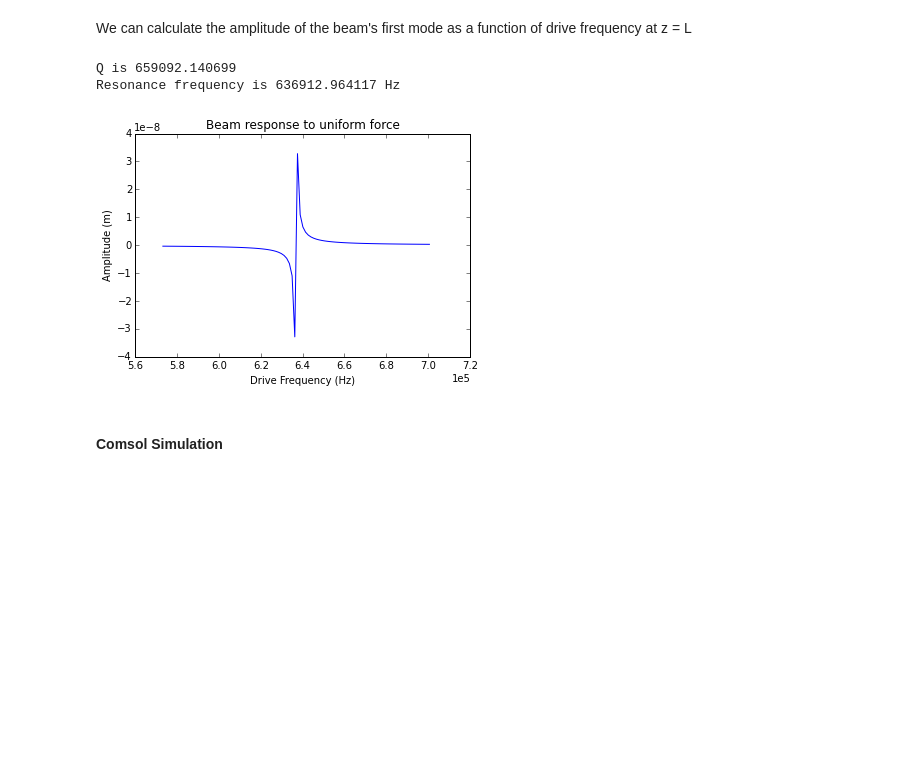
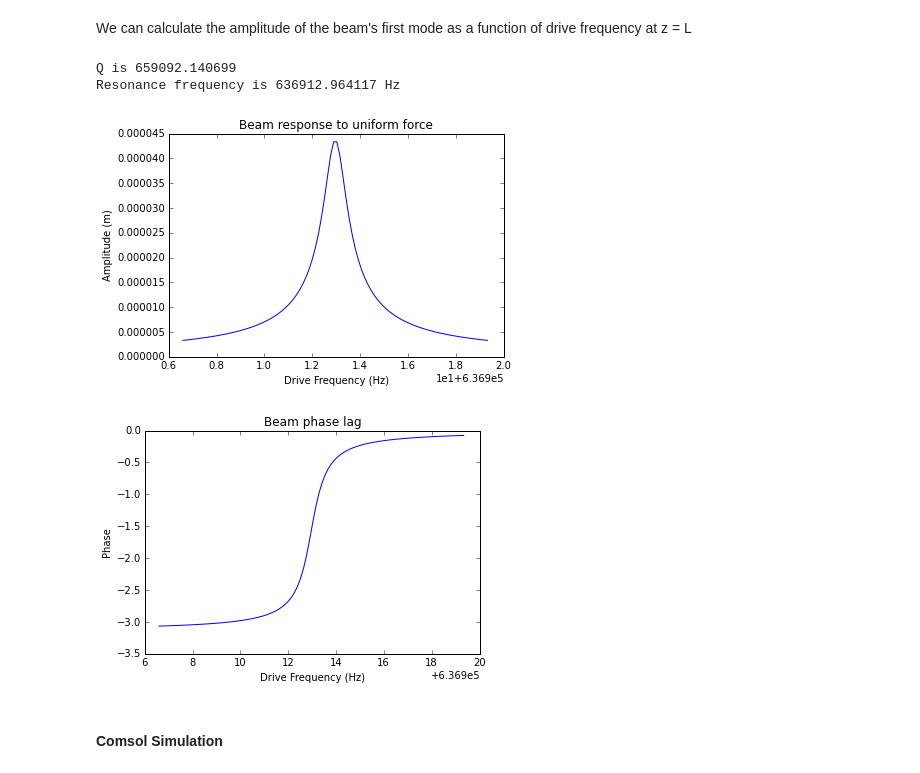
Before and after one commit to jgrebel1/Cantilever, a Jupyter notebook: Cantilever.ipynb, the cells around one changed output. Saved outputs shown, nothing was run; the diff lists cells and outputs as text; code cells hidden in the pictures; blank space fills up the shorter version.

```diff
--- a/Cantilever.ipynb
+++ b/Cantilever.ipynb
@@ -135,35 +135,46 @@ We can calculate the amplitude of the beam's first mode as a function of drive f
 # %%
 f_0 = 1000.0  #N/m^2 Drive force
 B_1L = 1.8751
 w_1 = (B_1L**2/(L**2))*np.sqrt(E*I/(r*A))
 f_1 = w_1/(2*np.pi) #Hz First resonance frequency
 delta = E*(alpha**2)*T_0/C_p
 tau = w**2/(np.pi**2*D) #s Characteristic time
-f_c = np.linspace(f_1-f_1/10.0,f_1+f_1/10.0, num=100) #Hz Drive frequency
+f_c = np.linspace(f_1-f_1/1e5,f_1+f_1/1e5, num=100) #Hz Drive frequency
 w_c = f_c*2*np.pi
 a_1 = L
 b_1 = L/1.01781
 n_1 = 0.8309
 z = L
 U_1 = a_1*(np.cos(B_1L*z)-np.cosh(B_1L*z))+b_1*(np.sin(B_1L*z)-np.sinh(B_1L*z))
 amp = []
+phase = []
 for freq in w_c:
     Q = (1/delta)*((1+freq**2*tau**2)/(freq*tau))
-    amp_1 = np.real(((n_1)/(w_1**2-freq**2-1j*w_1**2/Q))*(f_0/M)*U_1)
+    amp_1 = np.absolute(((n_1)/(w_1**2-freq**2-1j*w_1**2/Q))*(f_0/M)*U_1)
+    phase_1 = np.angle(((n_1)/(w_1**2-freq**2-1j*w_1**2/Q))*(f_0/M)*U_1)
     amp.append(amp_1)
+    phase.append(phase_1)
 plt.figure()
 plt.plot(f_c,amp)
 plt.title('Beam response to uniform force')
 plt.xlabel('Drive Frequency (Hz)')
 plt.ylabel('Amplitude (m)')
 plt.ticklabel_format(style='sci', axis='x', scilimits=(0,0))
+
+plt.figure()
+plt.plot(f_c,phase)
+plt.title('Beam phase lag')
+plt.xlabel('Drive Frequency (Hz)')
+plt.ylabel('Phase')
+
 Q = (1/delta)*((1+w_1**2*tau**2)/(w_1*tau))
 print 'Q is', Q
 print 'Resonance frequency is', f_1, 'Hz'
 # %% [output]
 Q is 659092.140699
 Resonance frequency is 636912.964117 Hz
-[figure, old version]
+[figure, new version]
+[figure, added]
 # %% [markdown]
 #### Comsol Simulation
 # %% [markdown]
```
Also changed, not shown: parts of 2 cells of this notebook.
